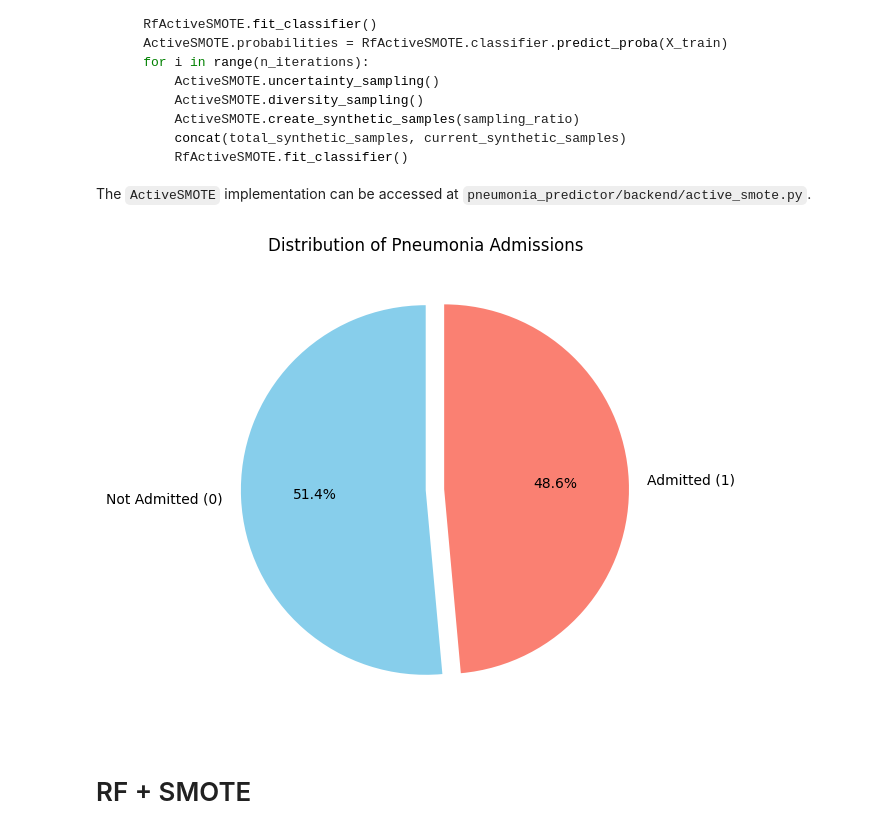
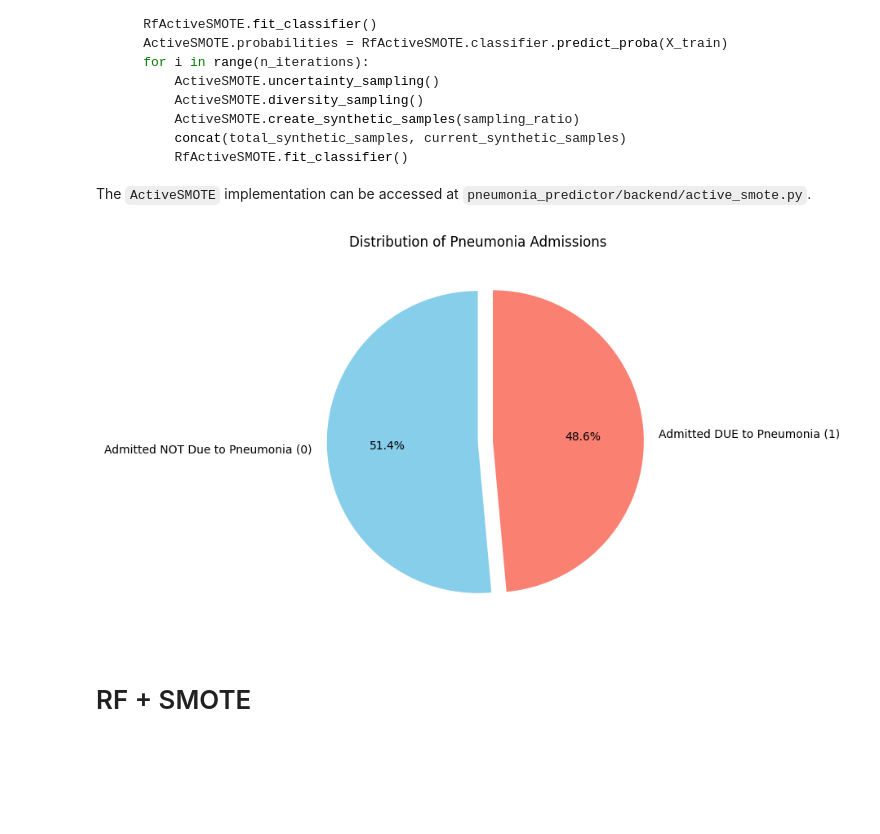
Before and after one commit to datsudo/pneumonia-predictor, a Jupyter notebook: main.ipynb, the cells around one changed output. Saved outputs shown, nothing was run; the diff lists cells and outputs as text; code cells hidden in the pictures; blank space fills up the shorter version.

```diff
--- a/main.ipynb
+++ b/main.ipynb
@@ -428,13 +432,13 @@ rf_active_smote.train()
 # %%
 check_distribution(
     rf_active_smote.y_train_resampled,
     TARGET,
     "Distribution of Pneumonia Admissions",
-    "Not Admitted",
-    "Admitted",
+    "Admitted NOT Due to Pneumonia",
+    "Admitted DUE to Pneumonia",
 )
 # %% [output]
-[figure, old version]
+[figure, new version]
 # %% [markdown]
 # RF + SMOTE
 # %%
```
Also changed, not shown: parts of 11 cells of this notebook.
